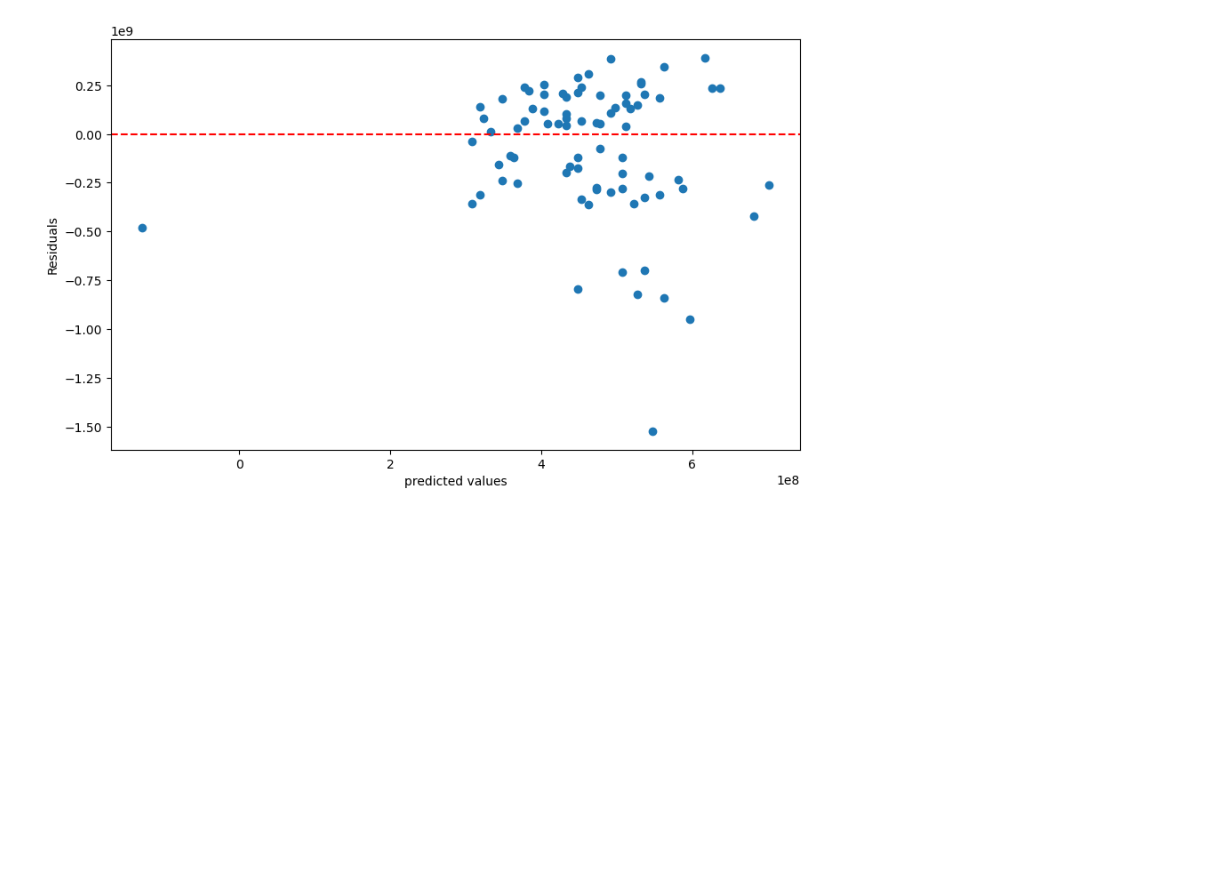
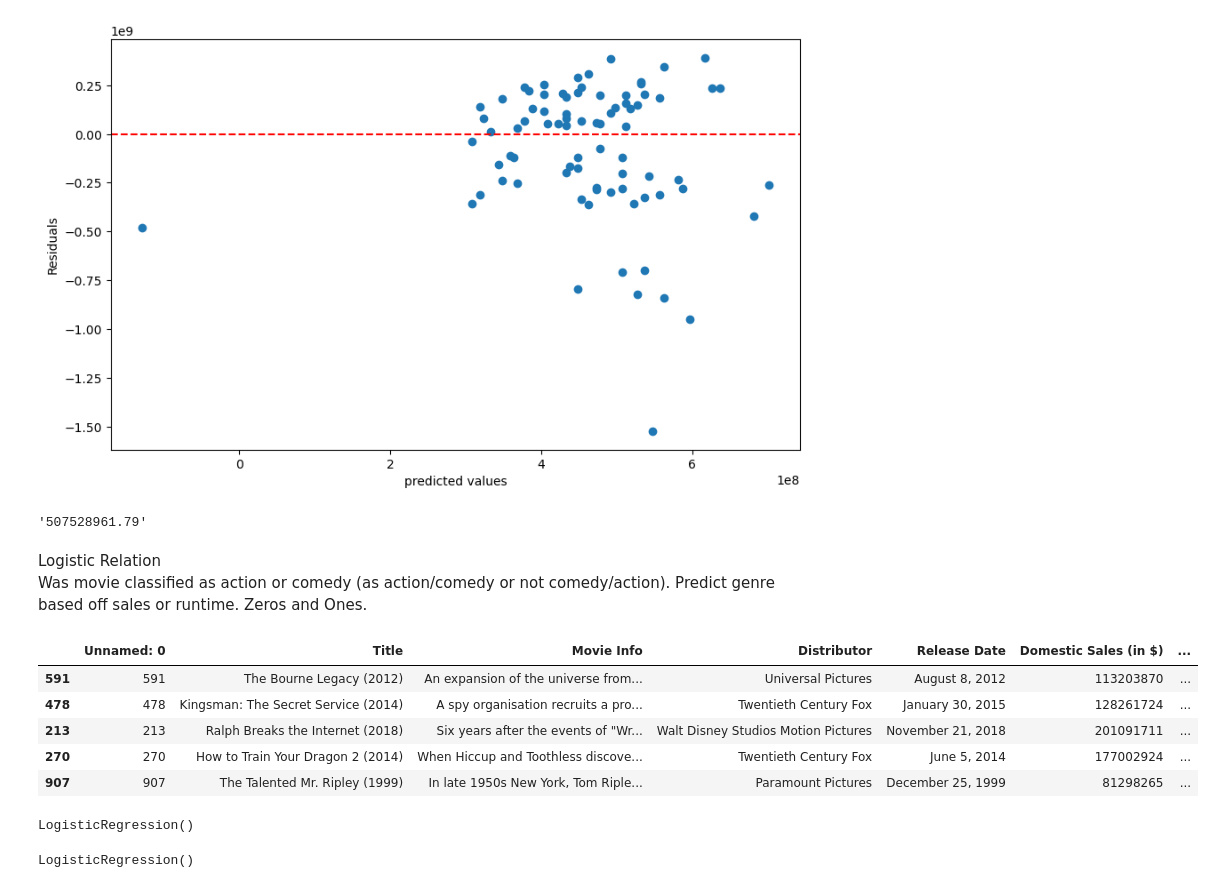
Before and after one commit to bhil246/Practice-Capstone-Case-Study, a Jupyter notebook: scratch/scratch.ipynb, the cells around one changed output. Cells and saved outputs as stored; diff of their text form; code cells hidden in the pictures; blank space fills up the shorter version.

```diff
--- a/scratch/scratch.ipynb
+++ b/scratch/scratch.ipynb
@@ -301,3 +317,46 @@ plt.ylabel('Residuals')
 plt.show()
 # %% [output]
 [figure]
+# %%
+# Now we move on to the predict and look at global sales
+X = df['Movie Runtime (in minutes)']
+y = df['World Sales (in $)']
+# Below is asking if a movie is 130 minutes long, how much money will it make
+# This requires double square brackets because the predict method expects a 2D array
+model.predict([[130]])
+# Convert the predicted value to non-scientific notation
+predicted_value = model.predict([[130]])[0]
+predicted_value_non_scientific = "{:.2f}".format(predicted_value)
+predicted_value_non_scientific
+# %% [output]
+'507528961.79'
+# %% [markdown]
+Logistic Relation
+Was movie classified as action or comedy (as action/comedy or not comedy/action).  Predict genre based off sales or runtime.  Zeros and Ones.
+# %%
+# This created a new column called 'Action_log' that is 1 if the movie is an action movie and 0 if it is not
+# action movie = 1
+# non-action movie = 0
+df['Action_log'] = df['Genre'].apply(lambda genres: 1 if 'Action' in genres else 0)
+df.sample(5)
+# %% [output]
+|  | Unnamed: 0 | Title | Movie Info | Distributor | Release Date | Domestic Sales (in $) | ... |
+| 591 | 591 | The Bourne Legacy (2012) | An expansion of the universe from... | Universal Pictures | August 8, 2012 | 113203870 | ... |
+| 478 | 478 | Kingsman: The Secret Service (2014) | A spy organisation recruits a pro... | Twentieth Century Fox | January 30, 2015 | 128261724 | ... |
+| 213 | 213 | Ralph Breaks the Internet (2018) | Six years after the events of "Wr... | Walt Disney Studios Motion Pictures | November 21, 2018 | 201091711 | ... |
+| 270 | 270 | How to Train Your Dragon 2 (2014) | When Hiccup and Toothless discove... | Twentieth Century Fox | June 5, 2014 | 177002924 | ... |
+| 907 | 907 | The Talented Mr. Ripley (1999) | In late 1950s New York, Tom Riple... | Paramount Pictures | December 25, 1999 | 81298265 | ... |
+# %%
+# create the log regression model
+log_model = LogisticRegression()
+log_model
+# %% [output]
+LogisticRegression()
+# %%
+# Now we move on to the logistic regression
+X = df[['World Sales (in $)', 'Movie Runtime (in minutes)']]
+y = df['Action_log']
+X_train, X_test, y_train, y_test = train_test_split(X, y, test_size=0.2, random_state=42)
+log_model.fit(X_train, y_train)
+# %% [output]
+LogisticRegression()
```
Also changed, not shown: parts of 9 cells of this notebook.
